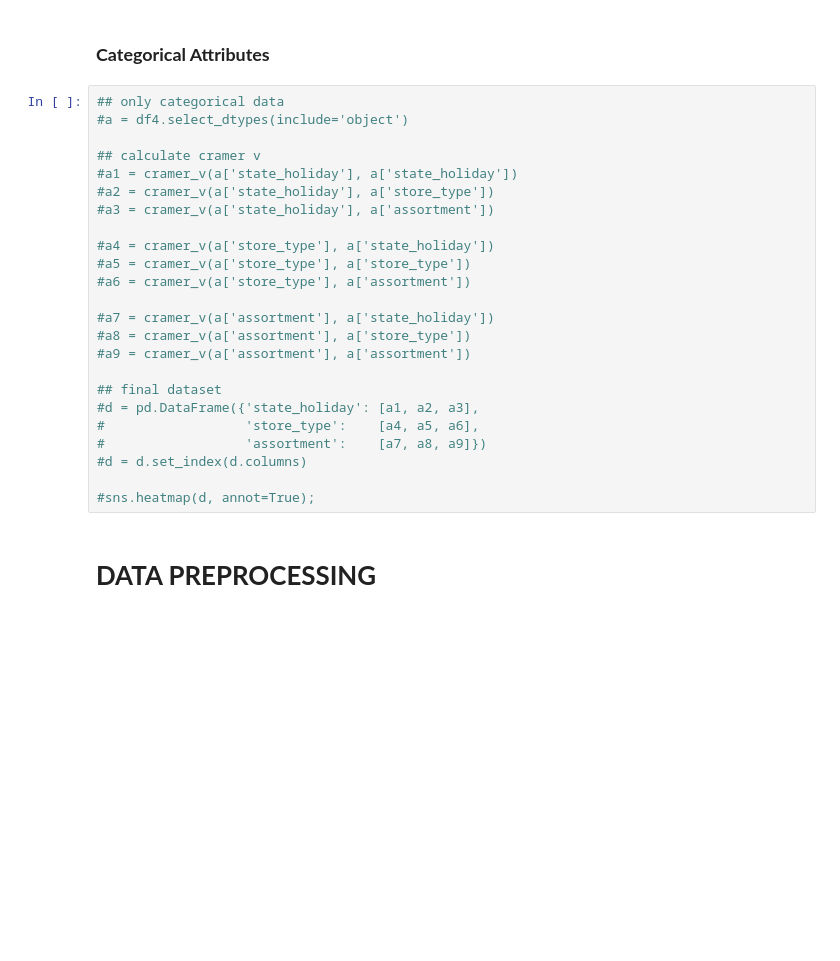
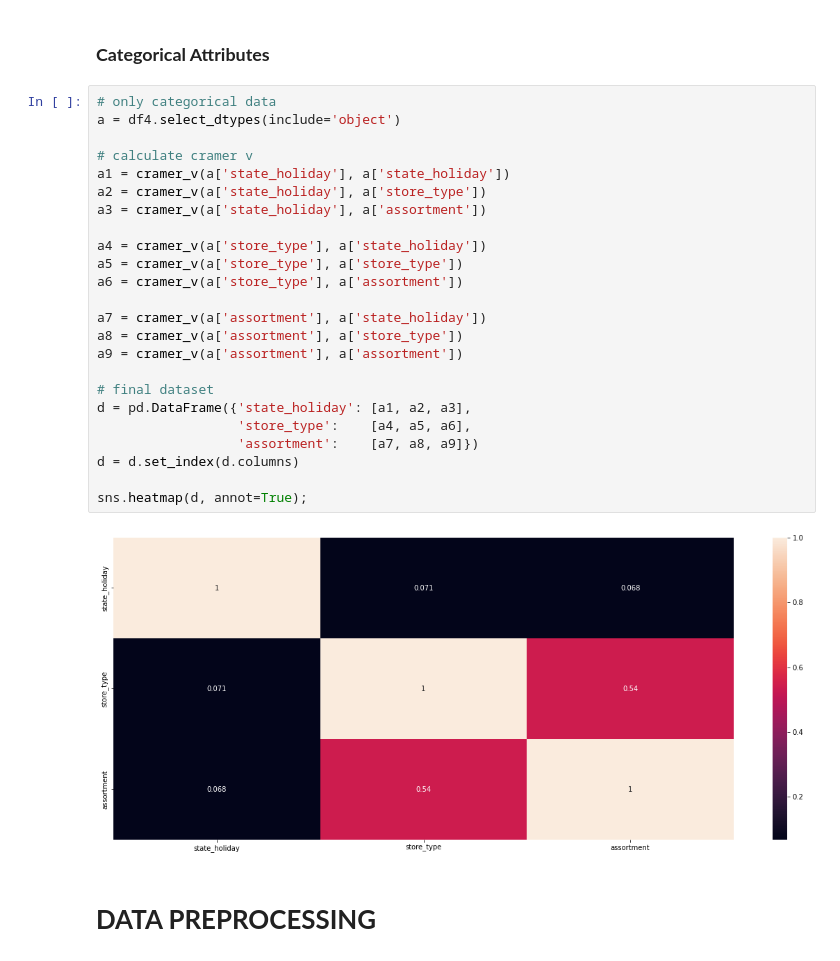
Before and after one commit to lbVictor/Sales_Prediction, a Jupyter notebook: notebooks/store_sales_prediction_cycle01.ipynb, the cells around one changed output. Drawn from its saved outputs; the diff is of its cells as text; blank space fills up the shorter version.

```diff
--- a/notebooks/store_sales_prediction_cycle01.ipynb
+++ b/notebooks/store_sales_prediction_cycle01.ipynb
@@ -1179,29 +1179,31 @@ sns.heatmap(correlation, annot=True, mask=mask);
 # %% [markdown]
 ### **Categorical Attributes**
 # %%
-## only categorical data
-#a = df4.select_dtypes(include='object')
+# only categorical data
+a = df4.select_dtypes(include='object')
 
-## calculate cramer v
-#a1 = cramer_v(a['state_holiday'], a['state_holiday'])
-#a2 = cramer_v(a['state_holiday'], a['store_type'])
-#a3 = cramer_v(a['state_holiday'], a['assortment'])
+# calculate cramer v
+a1 = cramer_v(a['state_holiday'], a['state_holiday'])
+a2 = cramer_v(a['state_holiday'], a['store_type'])
+a3 = cramer_v(a['state_holiday'], a['assortment'])
 
-#a4 = cramer_v(a['store_type'], a['state_holiday'])
-#a5 = cramer_v(a['store_type'], a['store_type'])
-#a6 = cramer_v(a['store_type'], a['assortment'])
+a4 = cramer_v(a['store_type'], a['state_holiday'])
+a5 = cramer_v(a['store_type'], a['store_type'])
+a6 = cramer_v(a['store_type'], a['assortment'])
 
-#a7 = cramer_v(a['assortment'], a['state_holiday'])
-#a8 = cramer_v(a['assortment'], a['store_type'])
-#a9 = cramer_v(a['assortment'], a['assortment'])
+a7 = cramer_v(a['assortment'], a['state_holiday'])
+a8 = cramer_v(a['assortment'], a['store_type'])
+a9 = cramer_v(a['assortment'], a['assortment'])
 
-## final dataset
-#d = pd.DataFrame({'state_holiday': [a1, a2, a3],
-#                  'store_type':    [a4, a5, a6],
-#                  'assortment':    [a7, a8, a9]})
-#d = d.set_index(d.columns)
+# final dataset
+d = pd.DataFrame({'state_holiday': [a1, a2, a3],
+                  'store_type':    [a4, a5, a6],
+                  'assortment':    [a7, a8, a9]})
+d = d.set_index(d.columns)
 
-#sns.heatmap(d, annot=True);
+sns.heatmap(d, annot=True);
+# %% [output]
+[figure, added]
 # %% [markdown]
 # **DATA PREPROCESSING**
 # %% [markdown]
```
Also changed, not shown: parts of 2 cells of this notebook.
